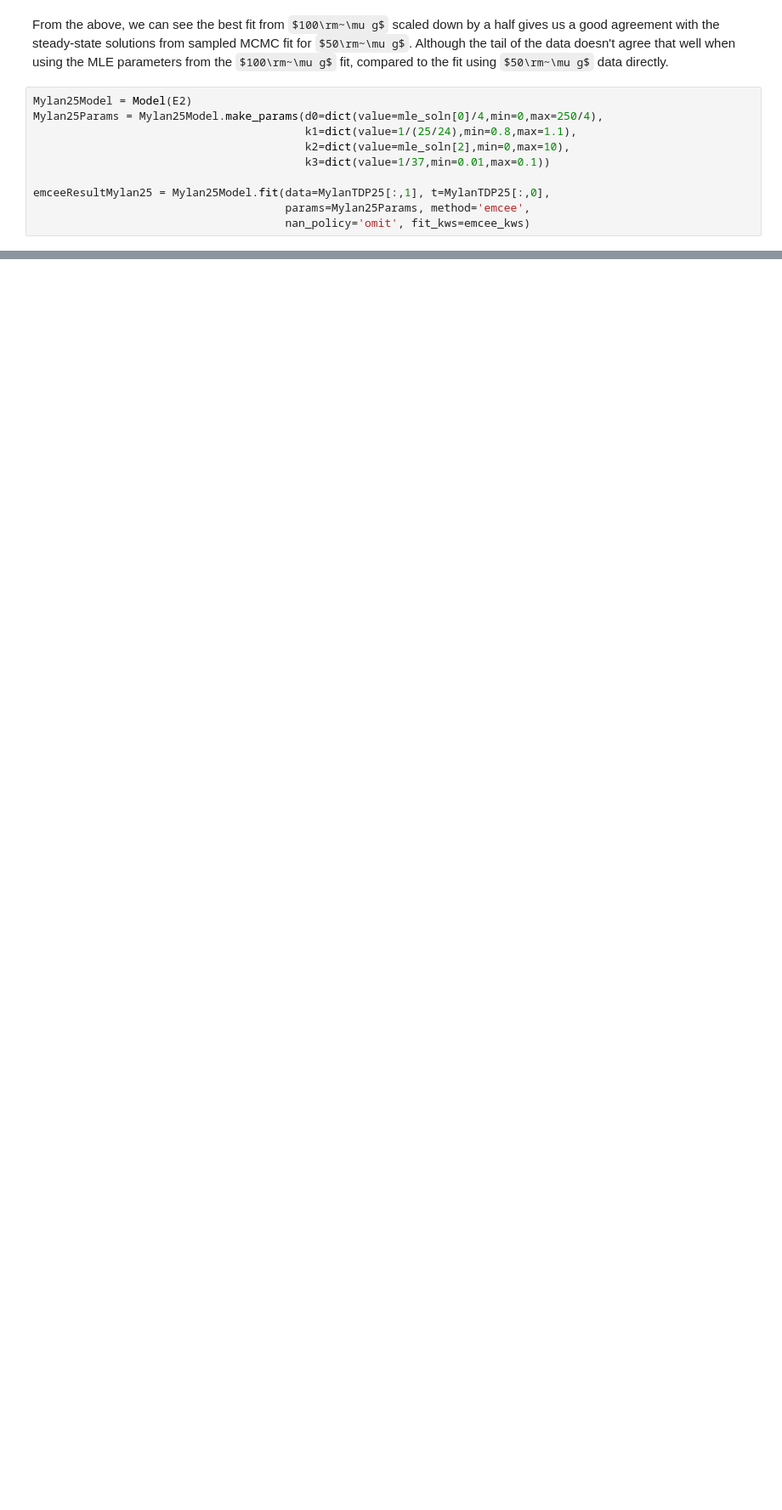
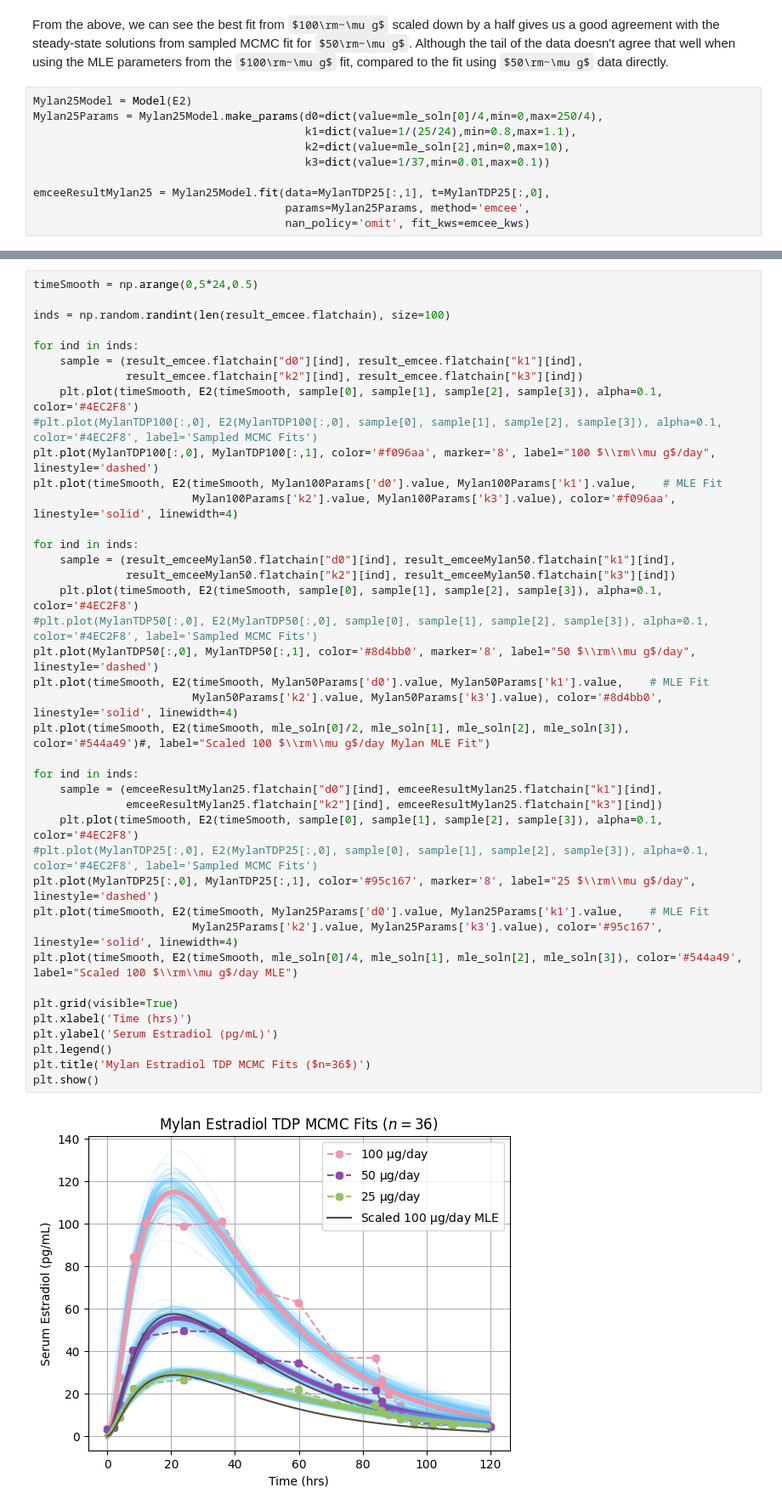
Before and after one commit to transturion/modeling, a Jupyter notebook: 3_Steady-State_Multi-Dose_3-Compartment.ipynb, the cells around one changed output, grey strips where cells are left out. Shown at 85% size. Cells and saved outputs as stored; diff of their text form; some formulas as TeX source; blank space fills up the shorter version.

```diff
--- a/3_Steady-State_Multi-Dose_3-Compartment.ipynb
+++ b/3_Steady-State_Multi-Dose_3-Compartment.ipynb
@@ -447,0 +454,42 @@ plt.show()
+# %%
+timeSmooth = np.arange(0,5*24,0.5)
+
+inds = np.random.randint(len(result_emcee.flatchain), size=100)
+
+for ind in inds:
+    sample = (result_emcee.flatchain["d0"][ind], result_emcee.flatchain["k1"][ind],
+              result_emcee.flatchain["k2"][ind], result_emcee.flatchain["k3"][ind])
+    plt.plot(timeSmooth, E2(timeSmooth, sample[0], sample[1], sample[2], sample[3]), alpha=0.1, color='#4EC2F8')
+#plt.plot(MylanTDP100[:,0], E2(MylanTDP100[:,0], sample[0], sample[1], sample[2], sample[3]), alpha=0.1, color='#4EC2F8', label='Sampled MCMC Fits')
+plt.plot(MylanTDP100[:,0], MylanTDP100[:,1], color='#f096aa', marker='8', label="100 $\\rm\\mu g$/day", linestyle='dashed')
+plt.plot(timeSmooth, E2(timeSmooth, Mylan100Params['d0'].value, Mylan100Params['k1'].value,    # MLE Fit
+                        Mylan100Params['k2'].value, Mylan100Params['k3'].value), color='#f096aa', linestyle='solid', linewidth=4)
+
+for ind in inds:
+    sample = (result_emceeMylan50.flatchain["d0"][ind], result_emceeMylan50.flatchain["k1"][ind],
+              result_emceeMylan50.flatchain["k2"][ind], result_emceeMylan50.flatchain["k3"][ind])
+    plt.plot(timeSmooth, E2(timeSmooth, sample[0], sample[1], sample[2], sample[3]), alpha=0.1, color='#4EC2F8')
+#plt.plot(MylanTDP50[:,0], E2(MylanTDP50[:,0], sample[0], sample[1], sample[2], sample[3]), alpha=0.1, color='#4EC2F8', label='Sampled MCMC Fits')
+plt.plot(MylanTDP50[:,0], MylanTDP50[:,1], color='#8d4bb0', marker='8', label="50 $\\rm\\mu g$/day", linestyle='dashed')
+plt.plot(timeSmooth, E2(timeSmooth, Mylan50Params['d0'].value, Mylan50Params['k1'].value,    # MLE Fit
+                        Mylan50Params['k2'].value, Mylan50Params['k3'].value), color='#8d4bb0', linestyle='solid', linewidth=4)
+plt.plot(timeSmooth, E2(timeSmooth, mle_soln[0]/2, mle_soln[1], mle_soln[2], mle_soln[3]), color='#544a49')#, label="Scaled 100 $\\rm\\mu g$/day Mylan MLE Fit")
+
+for ind in inds:
+    sample = (emceeResultMylan25.flatchain["d0"][ind], emceeResultMylan25.flatchain["k1"][ind],
+              emceeResultMylan25.flatchain["k2"][ind], emceeResultMylan25.flatchain["k3"][ind])
+    plt.plot(timeSmooth, E2(timeSmooth, sample[0], sample[1], sample[2], sample[3]), alpha=0.1, color='#4EC2F8')
+#plt.plot(MylanTDP25[:,0], E2(MylanTDP25[:,0], sample[0], sample[1], sample[2], sample[3]), alpha=0.1, color='#4EC2F8', label='Sampled MCMC Fits')
+plt.plot(MylanTDP25[:,0], MylanTDP25[:,1], color='#95c167', marker='8', label="25 $\\rm\\mu g$/day", linestyle='dashed')
+plt.plot(timeSmooth, E2(timeSmooth, Mylan25Params['d0'].value, Mylan25Params['k1'].value,    # MLE Fit
+                        Mylan25Params['k2'].value, Mylan25Params['k3'].value), color='#95c167', linestyle='solid', linewidth=4)
+plt.plot(timeSmooth, E2(timeSmooth, mle_soln[0]/4, mle_soln[1], mle_soln[2], mle_soln[3]), color='#544a49', label="Scaled 100 $\\rm\\mu g$/day MLE")
+
+plt.grid(visible=True)
+plt.xlabel('Time (hrs)')
+plt.ylabel('Serum Estradiol (pg/mL)')
+plt.legend()
+plt.title('Mylan Estradiol TDP MCMC Fits ($n=36$)')
+plt.show()
+# %% [output]
+[figure, added]
```
Also changed, not shown: parts of 19 cells of this notebook, 2 other files.
